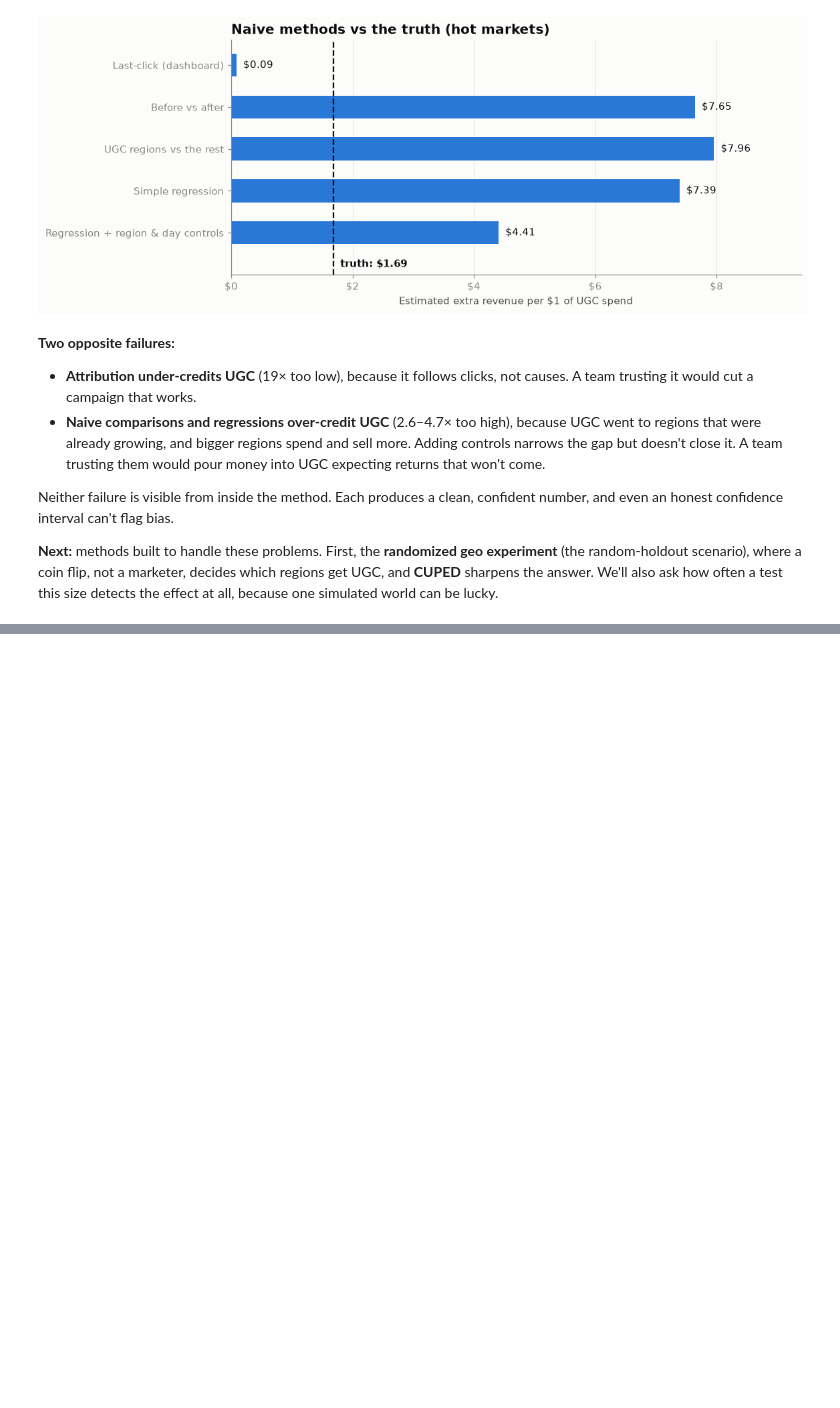
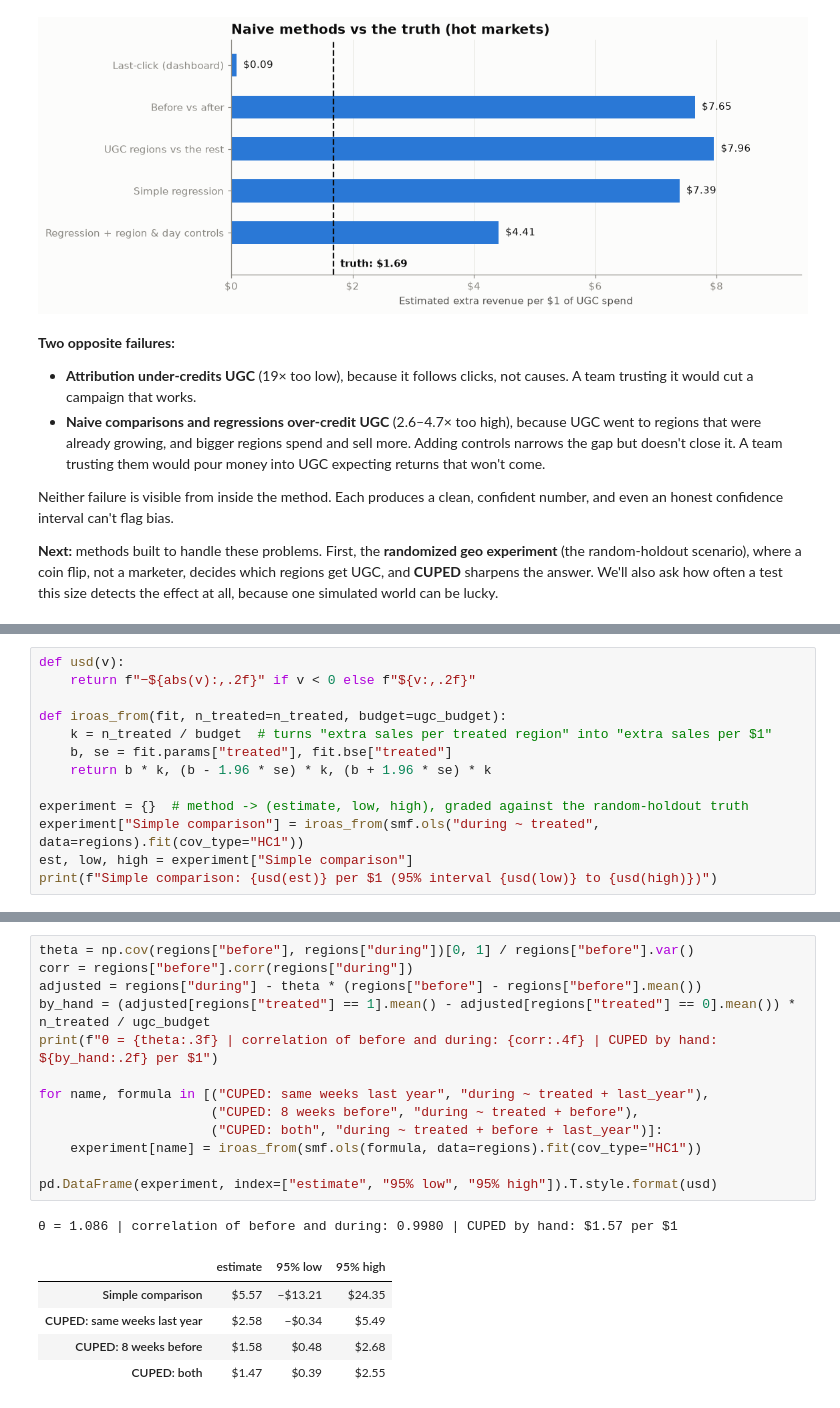
Before and after one commit to menni99/incrementality-mmm-lab, a Jupyter notebook: incrementality.ipynb, the cells around one changed output, grey strips where cells are left out. Cells and saved outputs as stored; diff of their text form; blank space fills up the shorter version.

```diff
--- a/incrementality.ipynb
+++ b/incrementality.ipynb
@@ -1114,0 +1236,13 @@ Neither failure is visible from inside the method. Each produces a clean, confid
+# %%
+def usd(v):
+    return f"−${abs(v):,.2f}" if v < 0 else f"${v:,.2f}"
+
+def iroas_from(fit, n_treated=n_treated, budget=ugc_budget):
+    k = n_treated / budget  # turns "extra sales per treated region" into "extra sales per $1"
+    b, se = fit.params["treated"], fit.bse["treated"]
+    return b * k, (b - 1.96 * se) * k, (b + 1.96 * se) * k
+
+experiment = {}  # method -> (estimate, low, high), graded against the random-holdout truth
+experiment["Simple comparison"] = iroas_from(smf.ols("during ~ treated", data=regions).fit(cov_type="HC1"))
+est, low, high = experiment["Simple comparison"]
+print(f"Simple comparison: {usd(est)} per $1 (95% interval {usd(low)} to {usd(high)})")
@@ -1114,0 +1263,20 @@ Neither failure is visible from inside the method. Each produces a clean, confid
+# %%
+theta = np.cov(regions["before"], regions["during"])[0, 1] / regions["before"].var()
+corr = regions["before"].corr(regions["during"])
+adjusted = regions["during"] - theta * (regions["before"] - regions["before"].mean())
+by_hand = (adjusted[regions["treated"] == 1].mean() - adjusted[regions["treated"] == 0].mean()) * n_treated / ugc_budget
+print(f"θ = {theta:.3f} | correlation of before and during: {corr:.4f} | CUPED by hand: ${by_hand:.2f} per $1")
+
+for name, formula in [("CUPED: same weeks last year", "during ~ treated + last_year"),
+                      ("CUPED: 8 weeks before", "during ~ treated + before"),
+                      ("CUPED: both", "during ~ treated + before + last_year")]:
+    experiment[name] = iroas_from(smf.ols(formula, data=regions).fit(cov_type="HC1"))
+
+pd.DataFrame(experiment, index=["estimate", "95% low", "95% high"]).T.style.format(usd)
+# %% [output]
+θ = 1.086 | correlation of before and during: 0.9980 | CUPED by hand: $1.57 per $1
+|  | estimate | 95% low | 95% high |
+| Simple comparison | $5.57 | −$13.21 | $24.35 |
+| CUPED: same weeks last year | $2.58 | −$0.34 | $5.49 |
+| CUPED: 8 weeks before | $1.58 | $0.48 | $2.68 |
+| CUPED: both | $1.47 | $0.39 | $2.55 |
```
Also changed, not shown: parts of 12 cells of this notebook.
